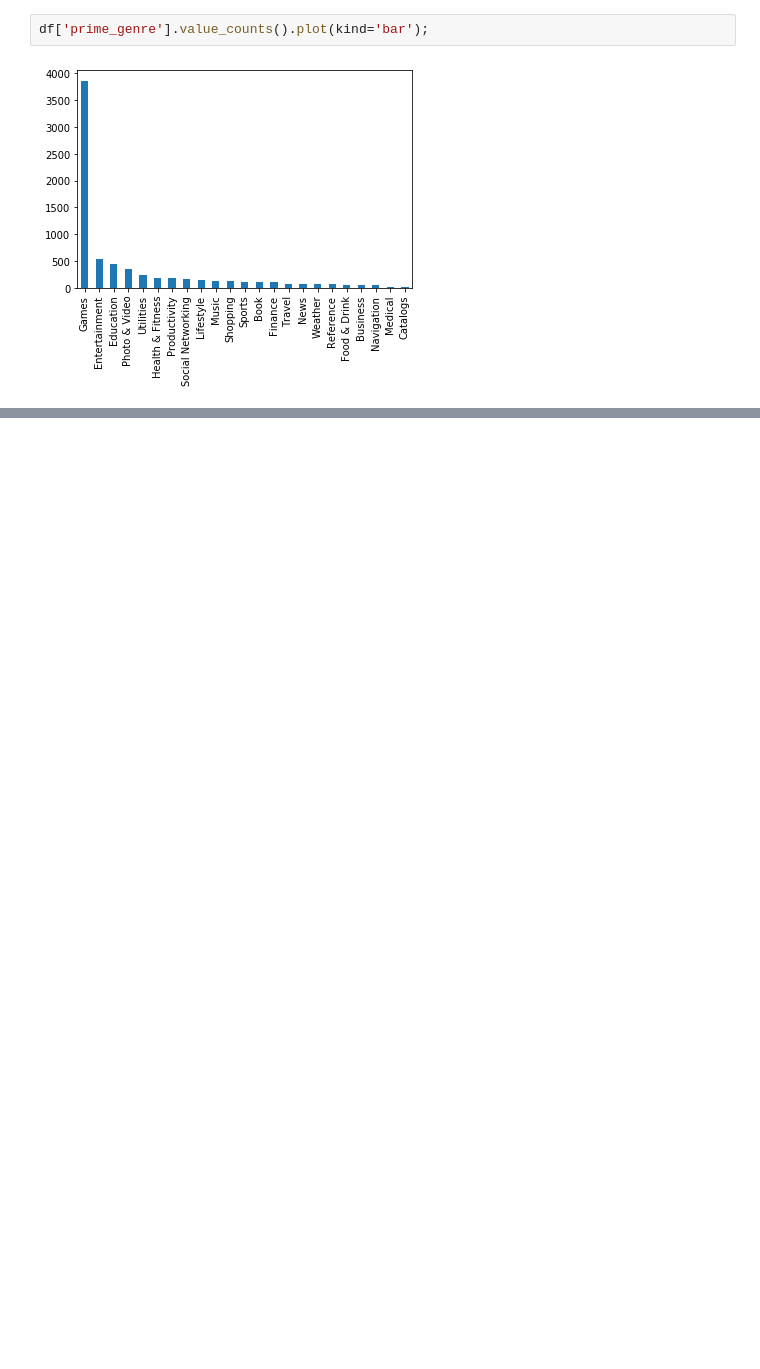
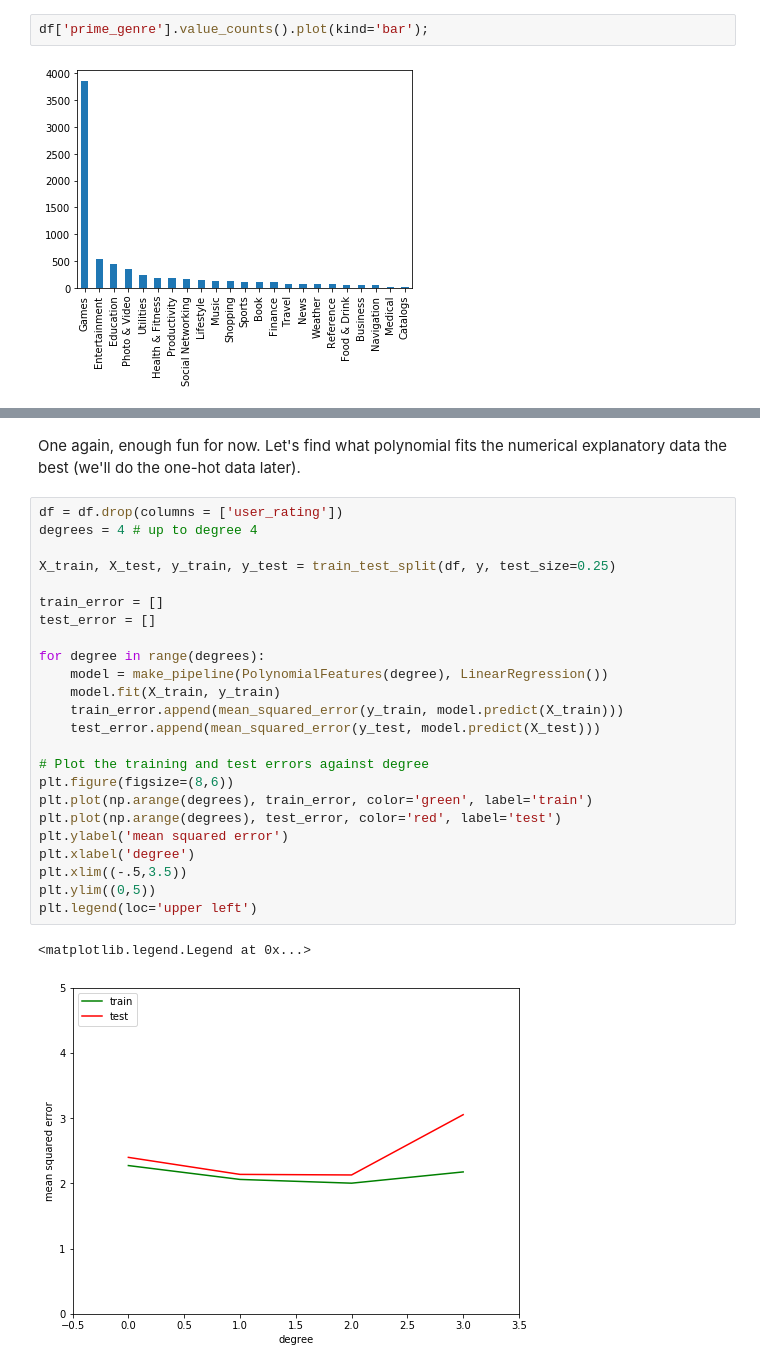
Before and after one commit to RywesTech/AppCrunch, a Jupyter notebook: AppCrunch.ipynb, the cells around one changed output, grey strips where cells are left out. Saved outputs shown, nothing was run; the diff lists cells and outputs as text; blank space fills up the shorter version.

```diff
--- a/AppCrunch.ipynb
+++ b/AppCrunch.ipynb
@@ -185,0 +183,29 @@ plot_approximation(model, ax, X_plot, y, label='degree=%d' % degree)
+# %% [markdown]
+One again, enough fun for now. Let's find what polynomial fits the numerical explanatory data the best (we'll do the one-hot data later).
+# %%
+df = df.drop(columns = ['user_rating'])
+degrees = 4 # up to degree 4
+
+X_train, X_test, y_train, y_test = train_test_split(df, y, test_size=0.25)
+
+train_error = []
+test_error = []
+
+for degree in range(degrees):
+    model = make_pipeline(PolynomialFeatures(degree), LinearRegression())
+    model.fit(X_train, y_train)
+    train_error.append(mean_squared_error(y_train, model.predict(X_train)))
+    test_error.append(mean_squared_error(y_test, model.predict(X_test)))
+
+# Plot the training and test errors against degree
+plt.figure(figsize=(8,6))
+plt.plot(np.arange(degrees), train_error, color='green', label='train')
+plt.plot(np.arange(degrees), test_error, color='red', label='test')
+plt.ylabel('mean squared error')
+plt.xlabel('degree')
+plt.xlim((-.5,3.5))
+plt.ylim((0,5))
+plt.legend(loc='upper left')
+# %% [output]
+<matplotlib.legend.Legend at 0x...>
+[figure, added]
```
Also changed, not shown: parts of 34 cells of this notebook, 1 other file.
